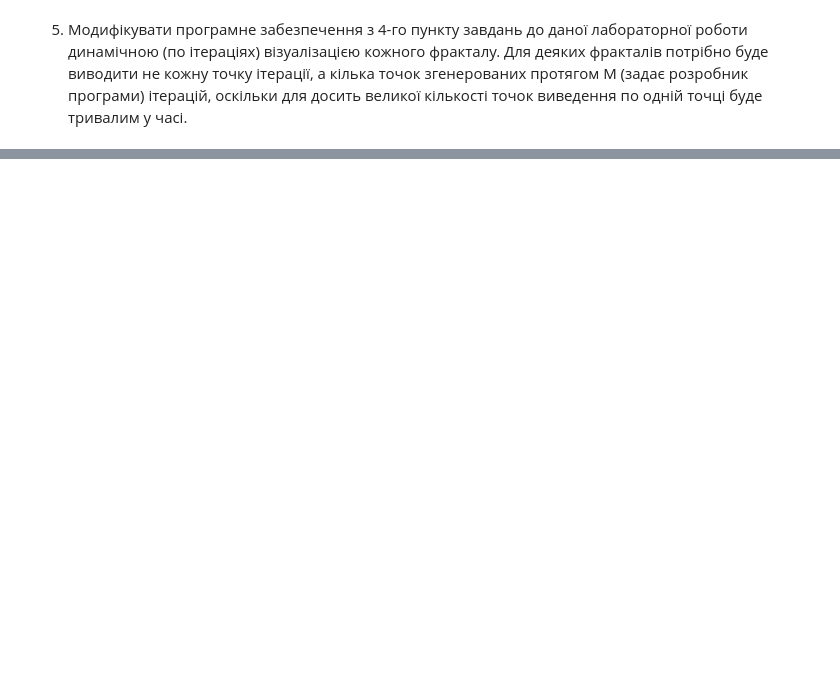
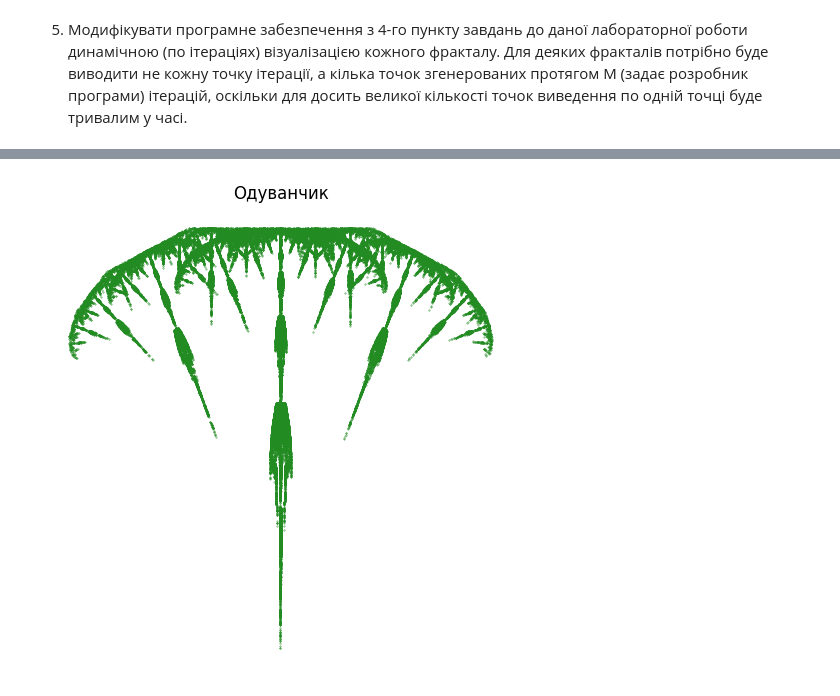
Before and after one commit to Angelina-Grbchh/Computer-Vision-Basics-Part2, a Jupyter notebook: Lab 6/lab6.ipynb, the cells around one changed output, grey strips where cells are left out. Drawn from its saved outputs; the diff is of its cells as text; code cells hidden in the pictures; blank space fills up the shorter version.

```diff
--- a/Lab 6/lab6.ipynb
+++ b/Lab 6/lab6.ipynb
@@ -323,0 +361,12 @@ plot_ifs_dynamic(fir_coeffs, fir_probs, n_points=5000, batch_size=10000, color='
+# %%
+tree_simple_coeffs = [
+    [0.05, 0.0, 0.0, 0.6, 0.0, 0.0],     # Стовбур
+    [0.5, 0.0, 0.0, 0.5, 0.0, 0.6],       # Центральна гілка
+    [0.45, -0.2, 0.2, 0.45, -0.2, 0.6],   # Ліва гілка
+    [0.45, 0.2, -0.2, 0.45, 0.2, 0.6]     # Права гілка
+]
+tree_simple_probs = [0.2, 0.4, 0.2, 0.2]
+
+plot_ifs_fractal(tree_simple_coeffs, tree_simple_probs, color='forestgreen', title='Одуванчик')
+# %% [output]
+[figure, added]
```
Also changed, not shown: parts of 22 cells of this notebook.
